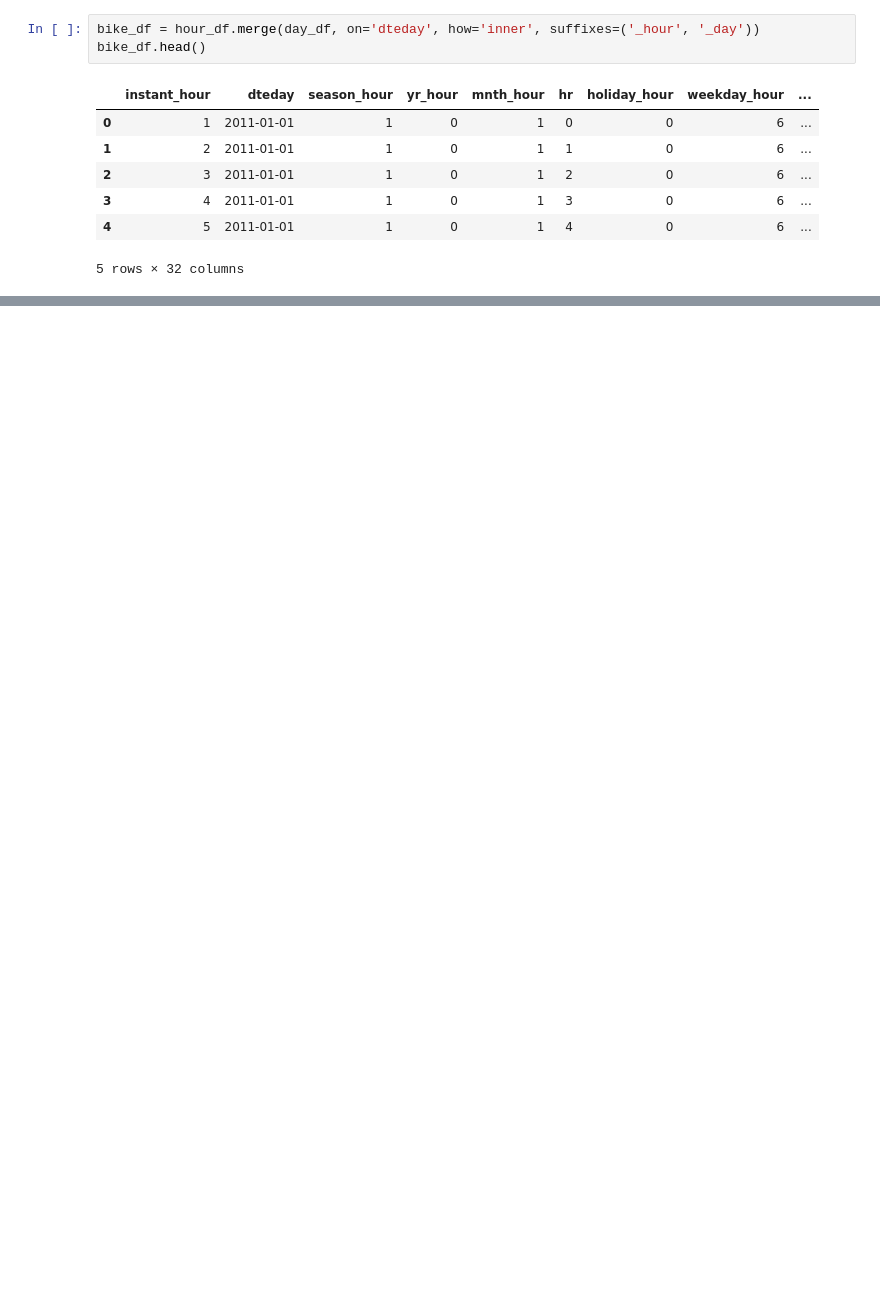
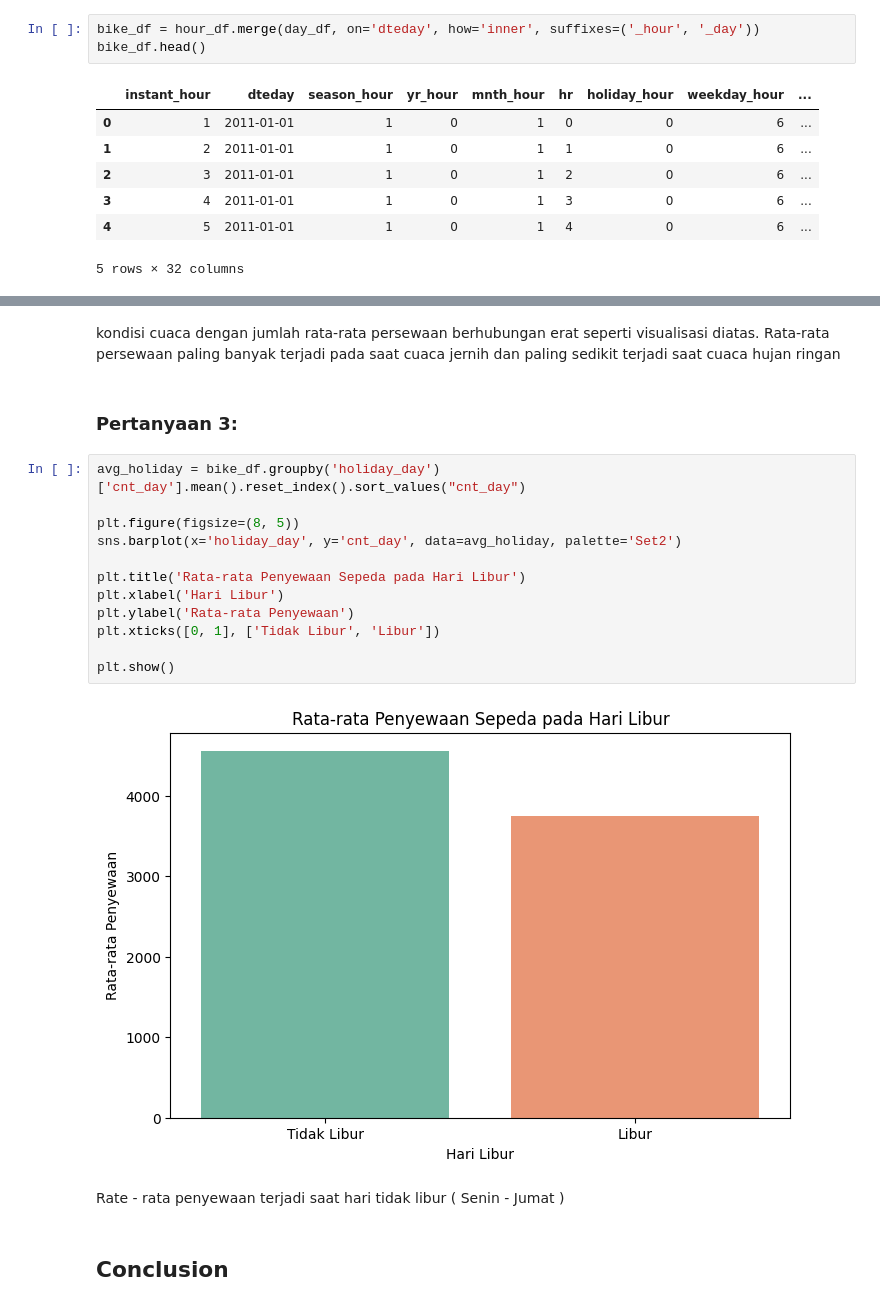
Before and after one commit to myudak/Bike-Exploratory-Data-Analysis, a Jupyter notebook: notebook.ipynb, the cells around one changed output, grey strips where cells are left out. Saved outputs shown, nothing was run; the diff lists cells and outputs as text; blank space fills up the shorter version.

```diff
--- a/notebook.ipynb
+++ b/notebook.ipynb
@@ -149,0 +270,22 @@ bike_df.groupby(by="season_day").agg({
+# %% [markdown]
+kondisi cuaca dengan jumlah rata-rata persewaan berhubungan erat seperti visualisasi diatas. Rata-rata persewaan paling banyak terjadi pada saat cuaca jernih dan paling sedikit terjadi saat cuaca hujan ringan
+# %% [markdown]
+### Pertanyaan 3:
+# %%
+avg_holiday = bike_df.groupby('holiday_day')['cnt_day'].mean().reset_index().sort_values("cnt_day")
+
+plt.figure(figsize=(8, 5))
+sns.barplot(x='holiday_day', y='cnt_day', data=avg_holiday, palette='Set2')
+
+plt.title('Rata-rata Penyewaan Sepeda pada Hari Libur')
+plt.xlabel('Hari Libur')
+plt.ylabel('Rata-rata Penyewaan')
+plt.xticks([0, 1], ['Tidak Libur', 'Libur'])
+
+plt.show()
+# %% [output]
+[figure, added]
+# %% [markdown]
+Rate - rata penyewaan terjadi saat hari tidak libur ( Senin - Jumat )
+# %% [markdown]
+## Conclusion
```
Also changed, not shown: parts of 52 cells of this notebook, 10 other files.
